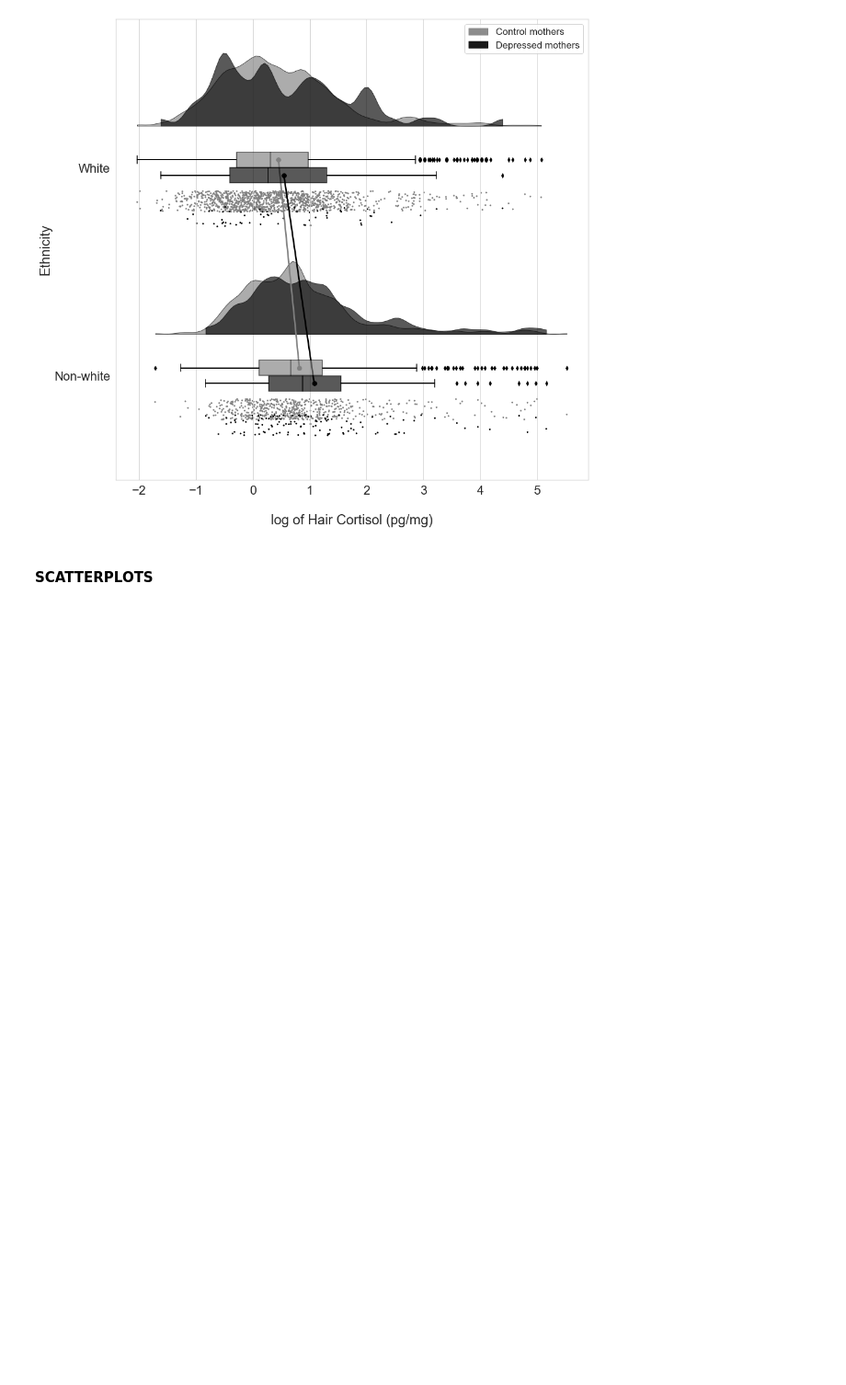
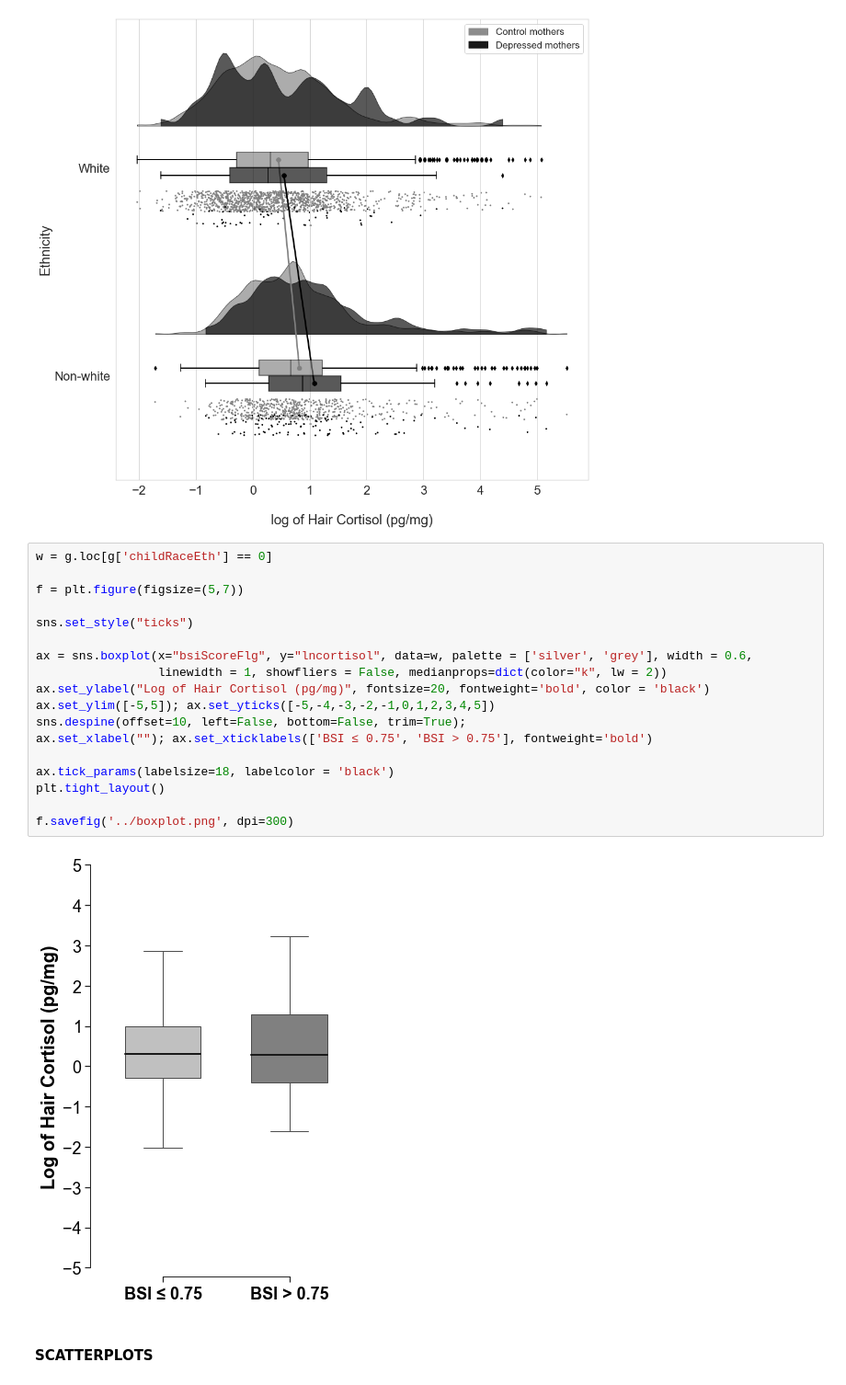
Before and after one commit to SereDef/prenatal-depression-cortisol-6y, a Jupyter notebook: 5-Plots.ipynb, the cells around one changed output. Shown: that part at 92% size. Drawn from its saved outputs; the diff is of its cells as text; blank space fills up the shorter version.

Commit message:
new selection and boxplots

```diff
--- a/5-Plots.ipynb
+++ b/5-Plots.ipynb
@@ -72,6 +72,26 @@ plt.savefig("rainplot",dpi = 300, edgecolorcolor = "white",
           facecolor = "white", pad_inches=0.1, frameon=True)
 # %% [output]
 [figure]
+# %%
+w = g.loc[g['childRaceEth'] == 0]
+
+f = plt.figure(figsize=(5,7))
+
+sns.set_style("ticks")
+
+ax = sns.boxplot(x="bsiScoreFlg", y="lncortisol", data=w, palette = ['silver', 'grey'], width = 0.6,
+                 linewidth = 1, showfliers = False, medianprops=dict(color="k", lw = 2))
+ax.set_ylabel("Log of Hair Cortisol (pg/mg)", fontsize=20, fontweight='bold', color = 'black')
+ax.set_ylim([-5,5]); ax.set_yticks([-5,-4,-3,-2,-1,0,1,2,3,4,5])
+sns.despine(offset=10, left=False, bottom=False, trim=True);
+ax.set_xlabel(""); ax.set_xticklabels(['BSI ≤ 0.75', 'BSI > 0.75'], fontweight='bold')
+
+ax.tick_params(labelsize=18, labelcolor = 'black')
+plt.tight_layout()
+
+f.savefig('../boxplot.png', dpi=300)
+# %% [output]
+[figure, added]
 # %% [markdown]
 #### SCATTERPLOTS
 # %%
```
Also changed, not shown: parts of 1 cell of this notebook, 3 other files.
